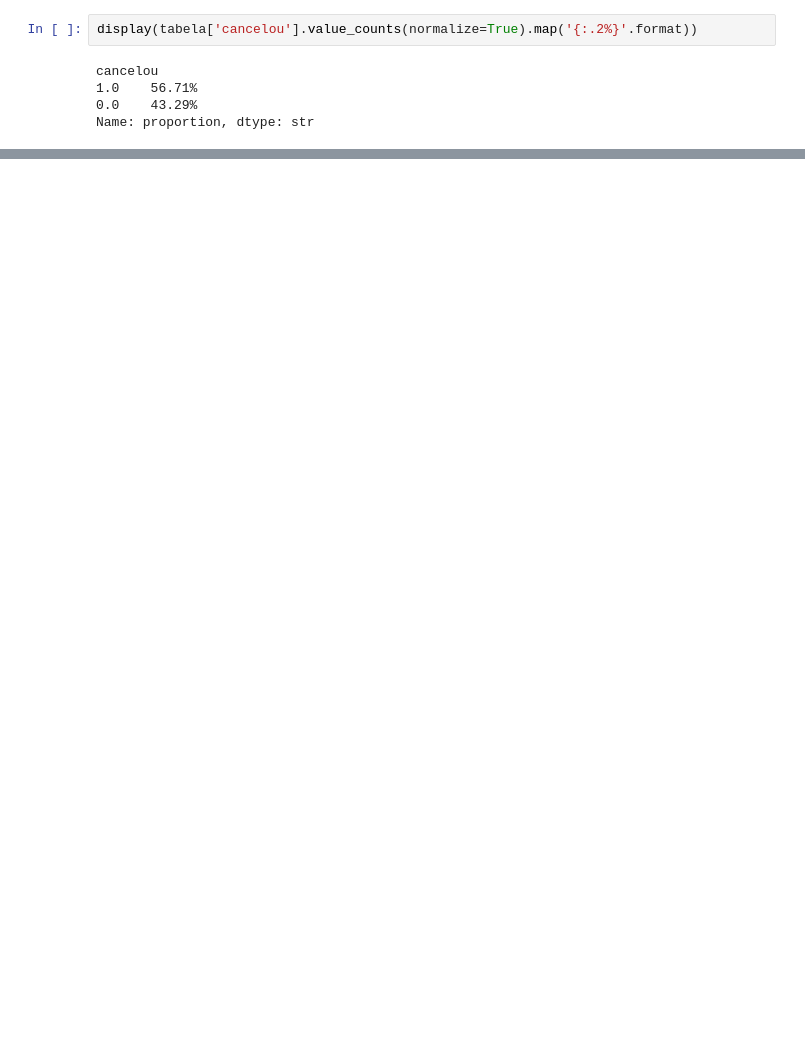
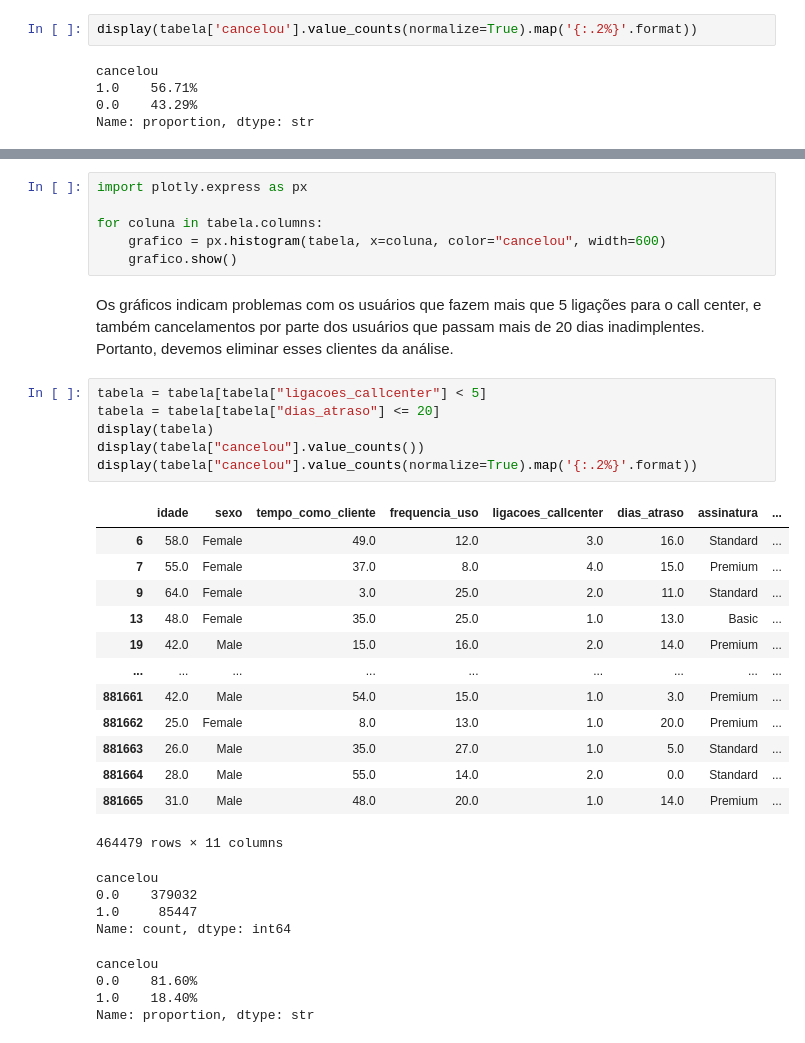
Before and after one commit to marcosrnascimento15-creator/desenvolvedor_python_qua.544.003, a Jupyter notebook: Parte06_notebooks/03_cancelamentos/cancelamentos.ipynb, the cells around one changed output, grey strips where cells are left out. Saved outputs shown, nothing was run; the diff lists cells and outputs as text; blank space fills up the shorter version.

```diff
--- a/Parte06_notebooks/03_cancelamentos/cancelamentos.ipynb
+++ b/Parte06_notebooks/03_cancelamentos/cancelamentos.ipynb
@@ -121,0 +189,36 @@ Name: proportion, dtype: str
+# %%
+import plotly.express as px
+
+for coluna in tabela.columns:
+    grafico = px.histogram(tabela, x=coluna, color="cancelou", width=600)
+    grafico.show()
+# %% [markdown]
+Os gráficos indicam problemas com os usuários que fazem mais que 5 ligações para o call center, e também cancelamentos por parte dos usuários que passam mais de 20 dias inadimplentes. Portanto, devemos eliminar esses clientes da análise.
+# %%
+tabela = tabela[tabela["ligacoes_callcenter"] < 5]
+tabela = tabela[tabela["dias_atraso"] <= 20]
+display(tabela)
+display(tabela["cancelou"].value_counts())
+display(tabela["cancelou"].value_counts(normalize=True).map('{:.2%}'.format))
+# %% [output]
+|  | idade | sexo | tempo_como_cliente | frequencia_uso | ligacoes_callcenter | dias_atraso | assinatura | ... |
+| 6 | 58.0 | Female | 49.0 | 12.0 | 3.0 | 16.0 | Standard | ... |
+| 7 | 55.0 | Female | 37.0 | 8.0 | 4.0 | 15.0 | Premium | ... |
+| 9 | 64.0 | Female | 3.0 | 25.0 | 2.0 | 11.0 | Standard | ... |
+| 13 | 48.0 | Female | 35.0 | 25.0 | 1.0 | 13.0 | Basic | ... |
+| 19 | 42.0 | Male | 15.0 | 16.0 | 2.0 | 14.0 | Premium | ... |
+| ... | ... | ... | ... | ... | ... | ... | ... | ... |
+| 881661 | 42.0 | Male | 54.0 | 15.0 | 1.0 | 3.0 | Premium | ... |
+| 881662 | 25.0 | Female | 8.0 | 13.0 | 1.0 | 20.0 | Premium | ... |
+| 881663 | 26.0 | Male | 35.0 | 27.0 | 1.0 | 5.0 | Standard | ... |
+| 881664 | 28.0 | Male | 55.0 | 14.0 | 2.0 | 0.0 | Standard | ... |
+| 881665 | 31.0 | Male | 48.0 | 20.0 | 1.0 | 14.0 | Premium | ... |
+464479 rows × 11 columns
+cancelou
+0.0    379032
+1.0     85447
+Name: count, dtype: int64
+cancelou
+0.0    81.60%
+1.0    18.40%
+Name: proportion, dtype: str
```
Also changed, not shown: parts of 8 cells of this notebook, 1 other file.
